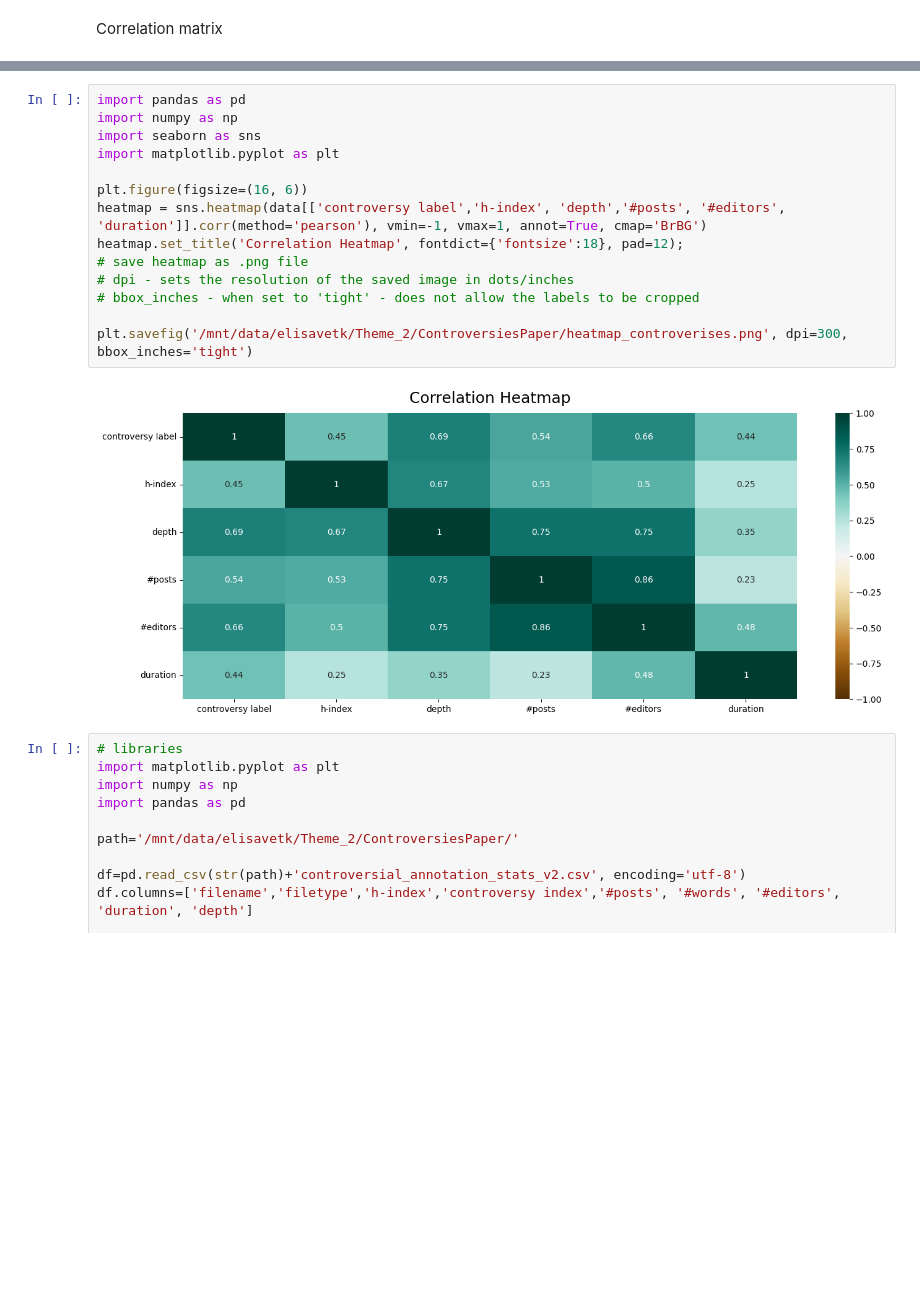
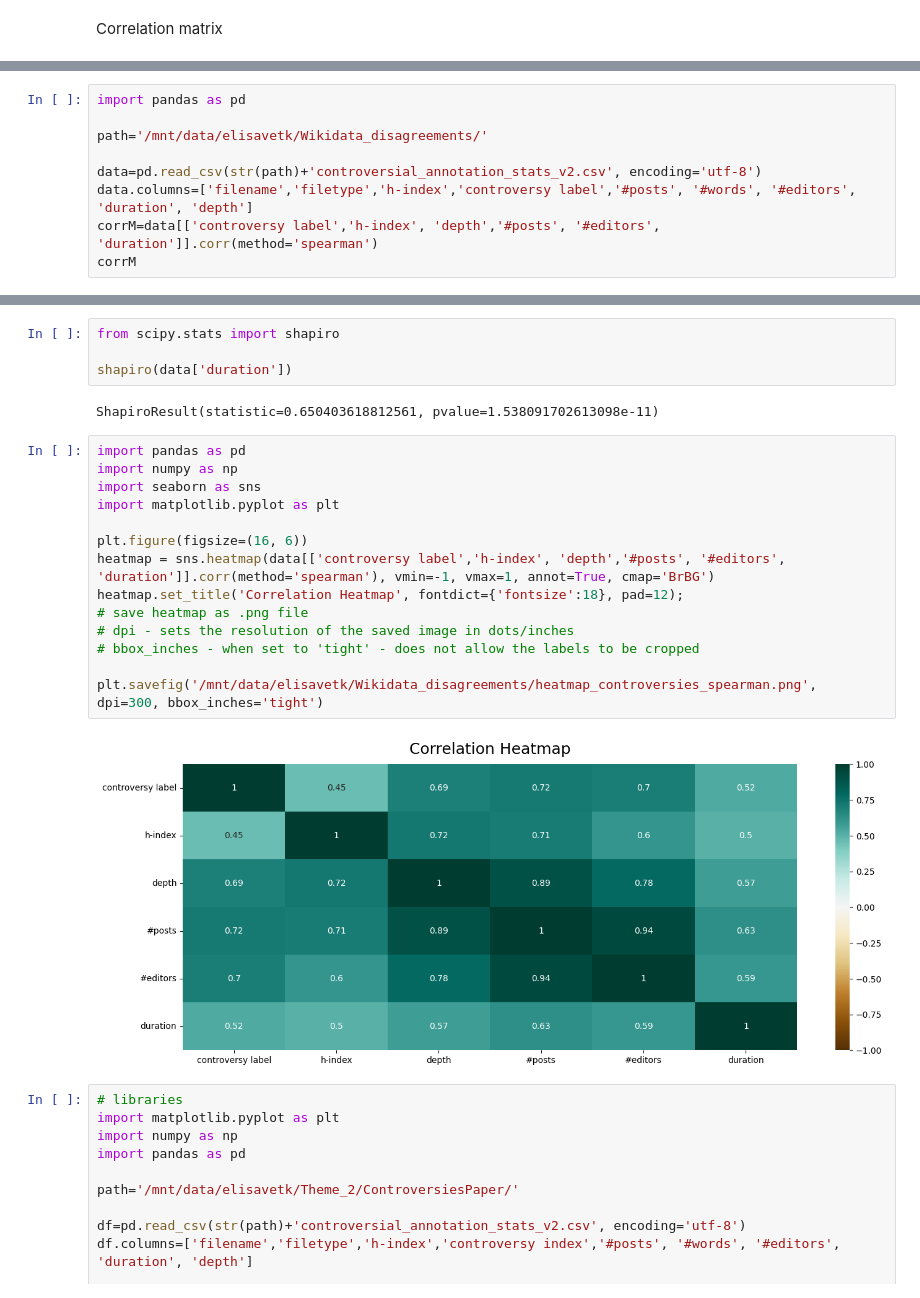
Before and after one commit to ElisavetK/Wikidata_disagreements, a Jupyter notebook: radia_graph.ipynb, the cells around one changed output, grey strips where cells are left out. Saved outputs shown, nothing was run; the diff lists cells and outputs as text; blank space fills up the shorter version.

Commit message:
update RQ3 heatmap

```diff
--- a/radia_graph.ipynb
+++ b/radia_graph.ipynb
@@ -546,3 +546,12 @@ corrM
 | #posts | 0.541694 | 0.529161 | 0.748892 | 1.000000 | 0.862540 | 0.227233 |
 | #editors | 0.658982 | 0.496537 | 0.747077 | 0.862540 | 1.000000 | 0.478712 |
 | duration | 0.440743 | 0.245875 | 0.351375 | 0.227233 | 0.478712 | 1.000000 |
+# %%
+import pandas as pd
+
+path='/mnt/data/elisavetk/Wikidata_disagreements/'
+
+data=pd.read_csv(str(path)+'controversial_annotation_stats_v2.csv', encoding='utf-8')
+data.columns=['filename','filetype','h-index','controversy label','#posts', '#words', '#editors', 'duration', 'depth']
+corrM=data[['controversy label','h-index', 'depth','#posts', '#editors', 'duration']].corr(method='spearman')
+corrM
@@ -549,19 +586,25 @@ corrM
+# %%
+from scipy.stats import shapiro
+
+shapiro(data['duration'])
+# %% [output]
+ShapiroResult(statistic=0.650403618812561, pvalue=1.538091702613098e-11)
 # %%
 import pandas as pd
 import numpy as np
 import seaborn as sns
 import matplotlib.pyplot as plt
 
 plt.figure(figsize=(16, 6))
-heatmap = sns.heatmap(data[['controversy label','h-index', 'depth','#posts', '#editors', 'duration']].corr(method='pearson'), vmin=-1, vmax=1, annot=True, cmap='BrBG')
+heatmap = sns.heatmap(data[['controversy label','h-index', 'depth','#posts', '#editors', 'duration']].corr(method='spearman'), vmin=-1, vmax=1, annot=True, cmap='BrBG')
 heatmap.set_title('Correlation Heatmap', fontdict={'fontsize':18}, pad=12);
 # save heatmap as .png file
 # dpi - sets the resolution of the saved image in dots/inches
 # bbox_inches - when set to 'tight' - does not allow the labels to be cropped
 
-plt.savefig('/mnt/data/elisavetk/Theme_2/ControversiesPaper/heatmap_controverises.png', dpi=300, bbox_inches='tight')
+plt.savefig('/mnt/data/elisavetk/Wikidata_disagreements/heatmap_controversies_spearman.png', dpi=300, bbox_inches='tight')
 # %% [output]
-[figure, old version]
+[figure, new version]
 # %%
 # libraries
 import matplotlib.pyplot as plt
```
Also changed, not shown: parts of 3 cells of this notebook, 1 other file.
